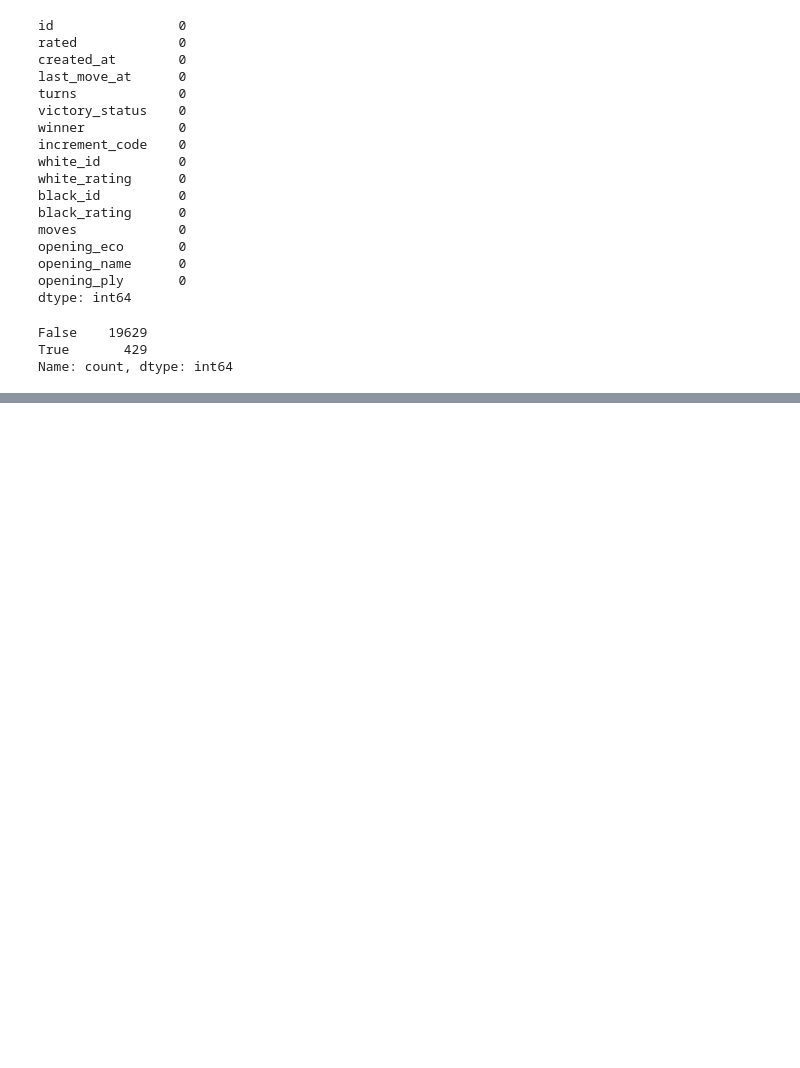
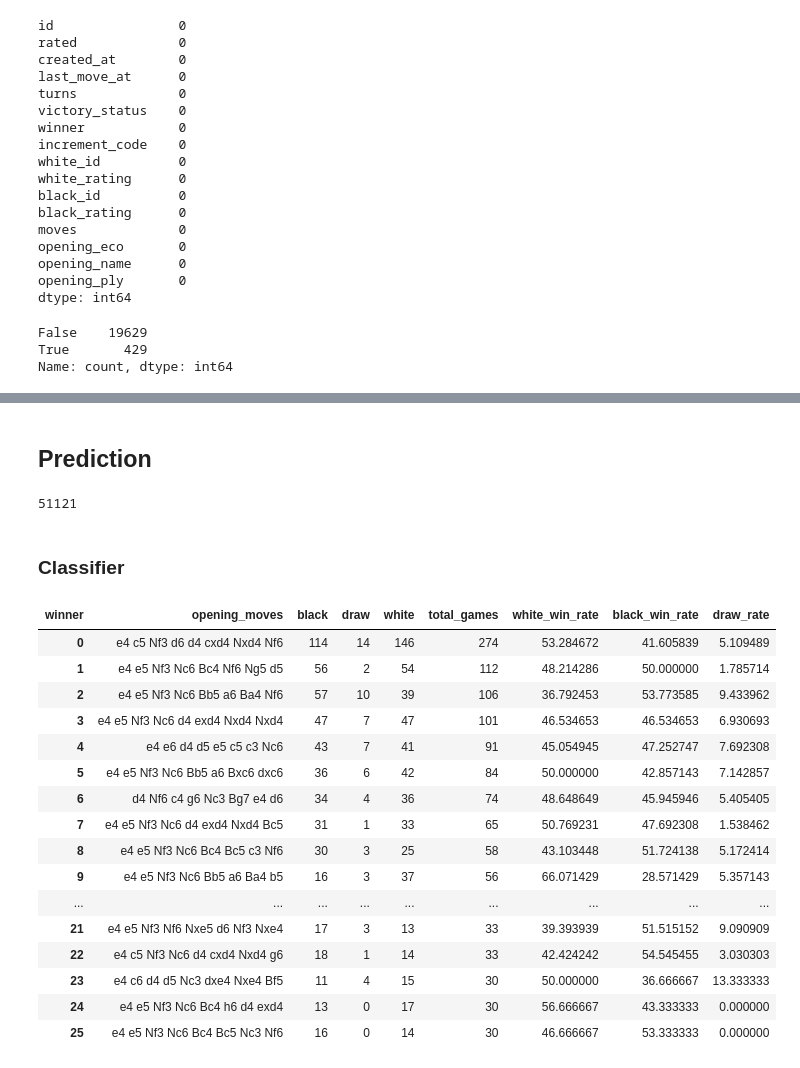
Before and after one commit to EeSzen/ChessGPT, a Jupyter notebook: ChessGPT.ipynb, the cells around one changed output, grey strips where cells are left out. Saved outputs shown, nothing was run; the diff lists cells and outputs as text; code cells hidden in the pictures; blank space fills up the shorter version.

Commit message:
prediction_model

```diff
--- a/ChessGPT.ipynb
+++ b/ChessGPT.ipynb
@@ -39,0 +427,29 @@ Name: count, dtype: int64
+# %% [markdown]
+## Prediction
+# %%
+51121
+# %% [output]
+51121
+# %% [markdown]
+### Classifier
+# %%
+test = opening_stats.reset_index()
+test
+# %% [output]
+| winner | opening_moves | black | draw | white | total_games | white_win_rate | black_win_rate | draw_rate |
+| 0 | e4 c5 Nf3 d6 d4 cxd4 Nxd4 Nf6 | 114 | 14 | 146 | 274 | 53.284672 | 41.605839 | 5.109489 |
+| 1 | e4 e5 Nf3 Nc6 Bc4 Nf6 Ng5 d5 | 56 | 2 | 54 | 112 | 48.214286 | 50.000000 | 1.785714 |
+| 2 | e4 e5 Nf3 Nc6 Bb5 a6 Ba4 Nf6 | 57 | 10 | 39 | 106 | 36.792453 | 53.773585 | 9.433962 |
+| 3 | e4 e5 Nf3 Nc6 d4 exd4 Nxd4 Nxd4 | 47 | 7 | 47 | 101 | 46.534653 | 46.534653 | 6.930693 |
+| 4 | e4 e6 d4 d5 e5 c5 c3 Nc6 | 43 | 7 | 41 | 91 | 45.054945 | 47.252747 | 7.692308 |
+| 5 | e4 e5 Nf3 Nc6 Bb5 a6 Bxc6 dxc6 | 36 | 6 | 42 | 84 | 50.000000 | 42.857143 | 7.142857 |
+| 6 | d4 Nf6 c4 g6 Nc3 Bg7 e4 d6 | 34 | 4 | 36 | 74 | 48.648649 | 45.945946 | 5.405405 |
+| 7 | e4 e5 Nf3 Nc6 d4 exd4 Nxd4 Bc5 | 31 | 1 | 33 | 65 | 50.769231 | 47.692308 | 1.538462 |
+| 8 | e4 e5 Nf3 Nc6 Bc4 Bc5 c3 Nf6 | 30 | 3 | 25 | 58 | 43.103448 | 51.724138 | 5.172414 |
+| 9 | e4 e5 Nf3 Nc6 Bb5 a6 Ba4 b5 | 16 | 3 | 37 | 56 | 66.071429 | 28.571429 | 5.357143 |
+| ... | ... | ... | ... | ... | ... | ... | ... | ... |
+| 21 | e4 e5 Nf3 Nf6 Nxe5 d6 Nf3 Nxe4 | 17 | 3 | 13 | 33 | 39.393939 | 51.515152 | 9.090909 |
+| 22 | e4 c5 Nf3 Nc6 d4 cxd4 Nxd4 g6 | 18 | 1 | 14 | 33 | 42.424242 | 54.545455 | 3.030303 |
+| 23 | e4 c6 d4 d5 Nc3 dxe4 Nxe4 Bf5 | 11 | 4 | 15 | 30 | 50.000000 | 36.666667 | 13.333333 |
+| 24 | e4 e5 Nf3 Nc6 Bc4 h6 d4 exd4 | 13 | 0 | 17 | 30 | 56.666667 | 43.333333 | 0.000000 |
+| 25 | e4 e5 Nf3 Nc6 Bc4 Bc5 Nc3 Nf6 | 16 | 0 | 14 | 30 | 46.666667 | 53.333333 | 0.000000 |
```
Also changed, not shown: parts of 91 cells of this notebook.
